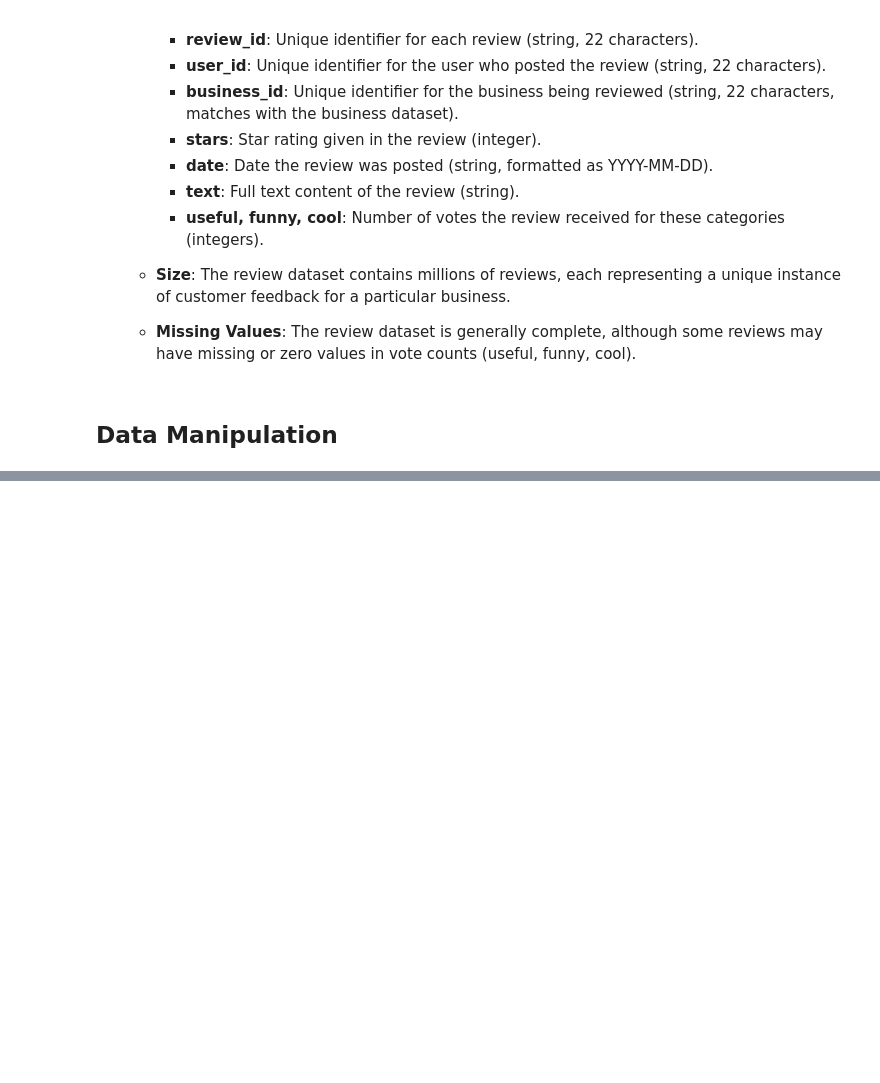
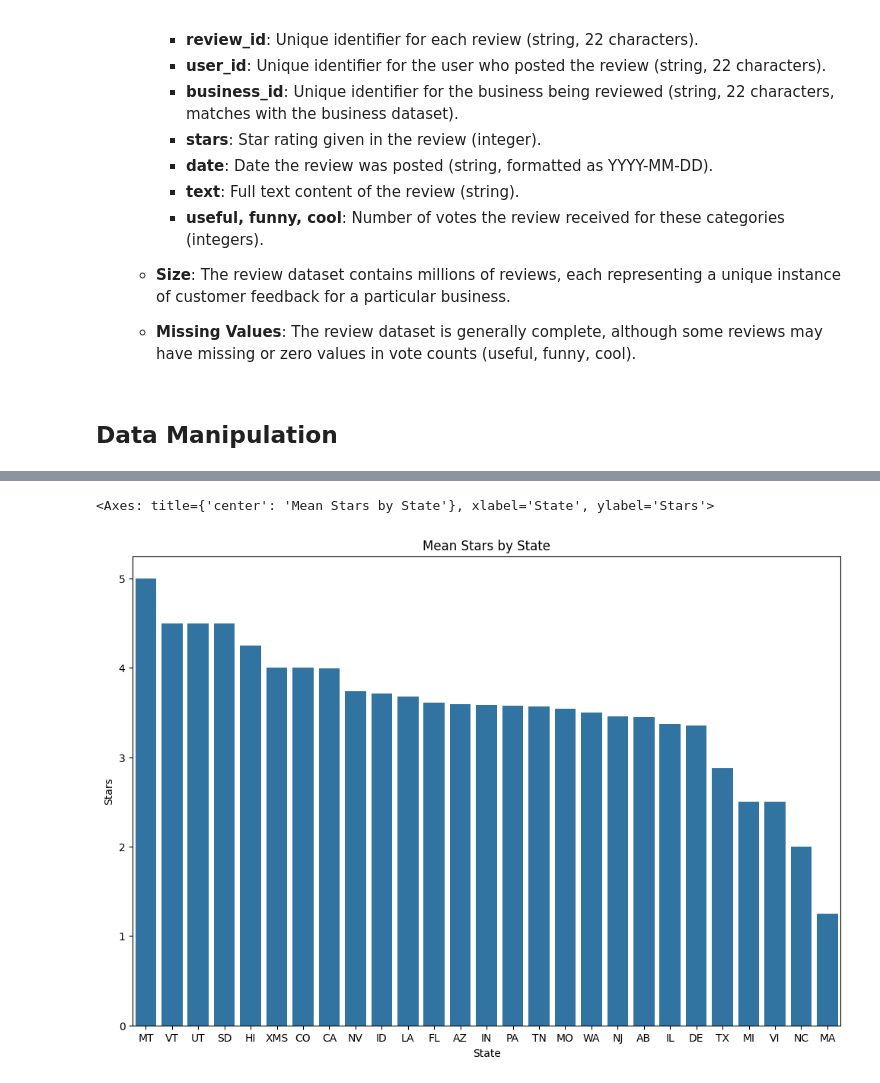
Before and after one commit to zihaohugh/SI-618-Final-Project, a Jupyter notebook: draft.ipynb, the cells around one changed output, grey strips where cells are left out. Cells and saved outputs as stored; diff of their text form; code cells hidden in the pictures; blank space fills up the shorter version.

```diff
--- a/draft.ipynb
+++ b/draft.ipynb
@@ -127,0 +207,14 @@ Number of reviews for restaurants: 4724471
+# %%
+business_by_state = business_df.groupby('state')['stars'].mean()\
+    .sort_values(ascending=False).reset_index()
+plt.figure(figsize=(12, 8))
+plt.title('Mean Stars by State')
+plt.xlabel('State')
+plt.ylabel('Stars')
+sns.barplot(
+    x = business_by_state['state'],
+    y = business_by_state['stars']
+)
+# %% [output]
+<Axes: title={'center': 'Mean Stars by State'}, xlabel='State', ylabel='Stars'>
+[figure, added]
```
Also changed, not shown: parts of 17 cells of this notebook, 1 other file.
